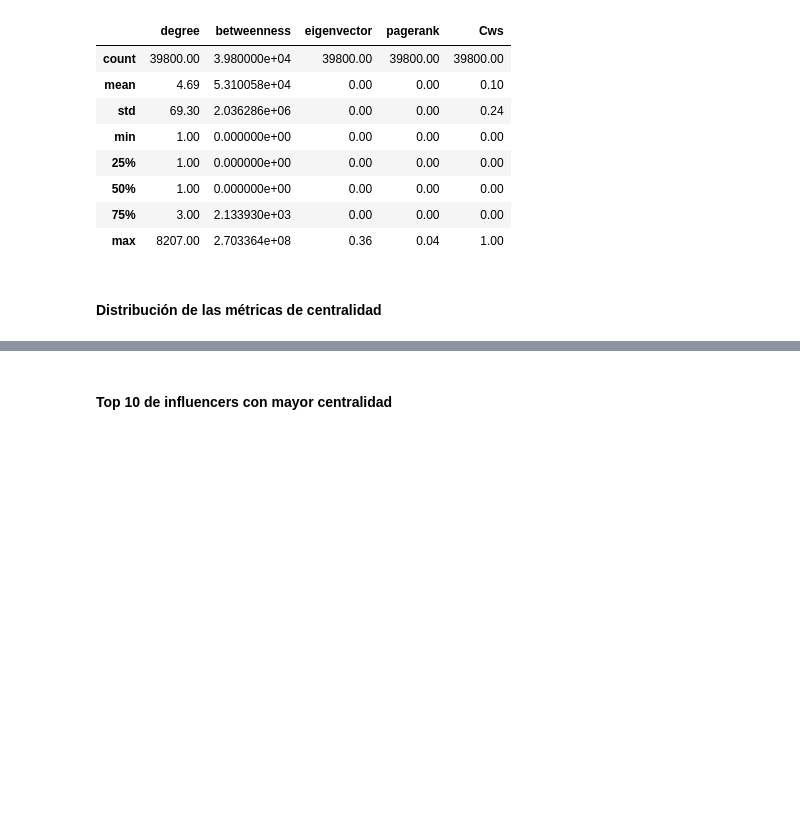
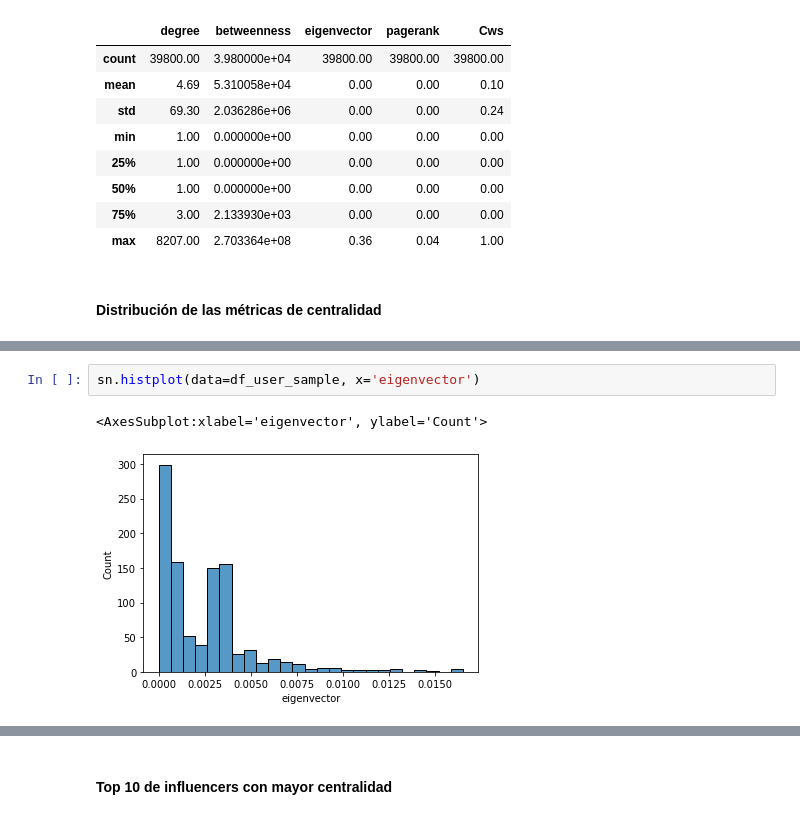
Before and after one commit to benjaminocampo/diplodatos_graphs, a Jupyter notebook: Practico1.ipynb, the cells around one changed output, grey strips where cells are left out. Saved outputs shown, nothing was run; the diff lists cells and outputs as text; blank space fills up the shorter version.

```diff
--- a/Practico1.ipynb
+++ b/Practico1.ipynb
@@ -287,0 +282,5 @@ for ax, col in zip(axes, columns):
+# %%
+sn.histplot(data=df_user_sample, x='eigenvector')
+# %% [output]
+<AxesSubplot:xlabel='eigenvector', ylabel='Count'>
+[figure, added]
```
Also changed, not shown: parts of 25 cells of this notebook.
